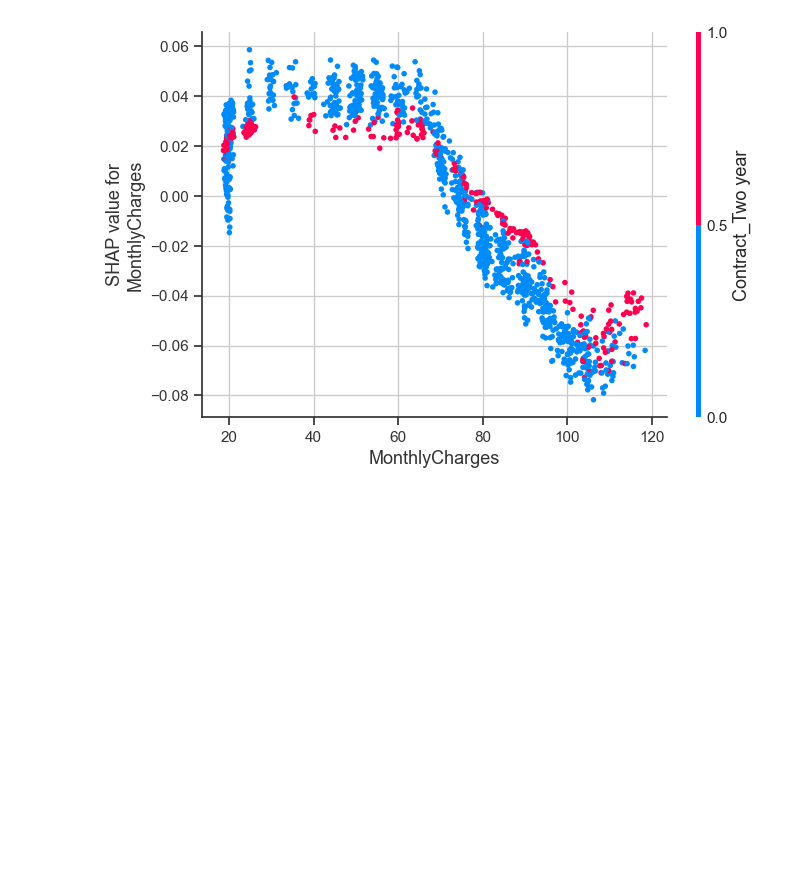
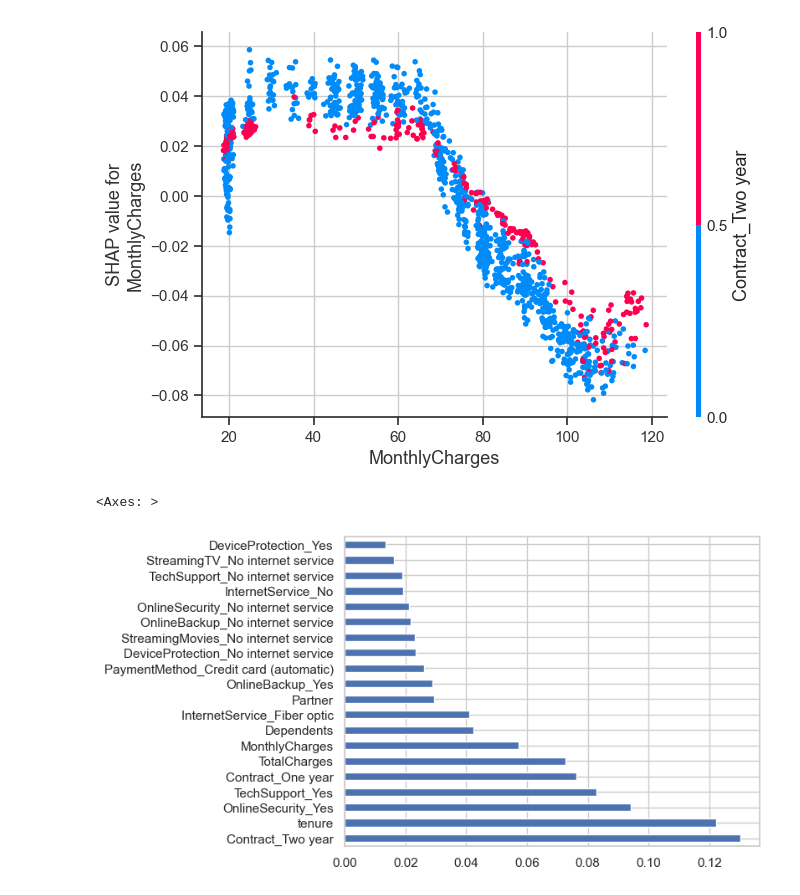
Before and after one commit to ngnquanq/xai-thesis, a Jupyter notebook: notebooks/telco/telco_xai.ipynb, the cells around one changed output. Drawn from its saved outputs; the diff is of its cells as text; code cells hidden in the pictures; blank space fills up the shorter version.

```diff
--- a/notebooks/telco/telco_xai.ipynb
+++ b/notebooks/telco/telco_xai.ipynb
@@ -252,3 +255,9 @@ shap.dependence_plot(ind="MonthlyCharges", shap_values=explainer_object.values[:
                      features=X_test,feature_names=feature_names)
 # %% [output]
 [figure]
+# %%
+feat_importances = pd.Series(trained_xai_model.feature_importances_, index=X_train_upsampled.columns)
+feat_importances.nlargest(20).plot(kind='barh')
+# %% [output]
+<Axes: >
+[figure, added]
```
Also changed, not shown: parts of 4 cells of this notebook, 7 other files.
